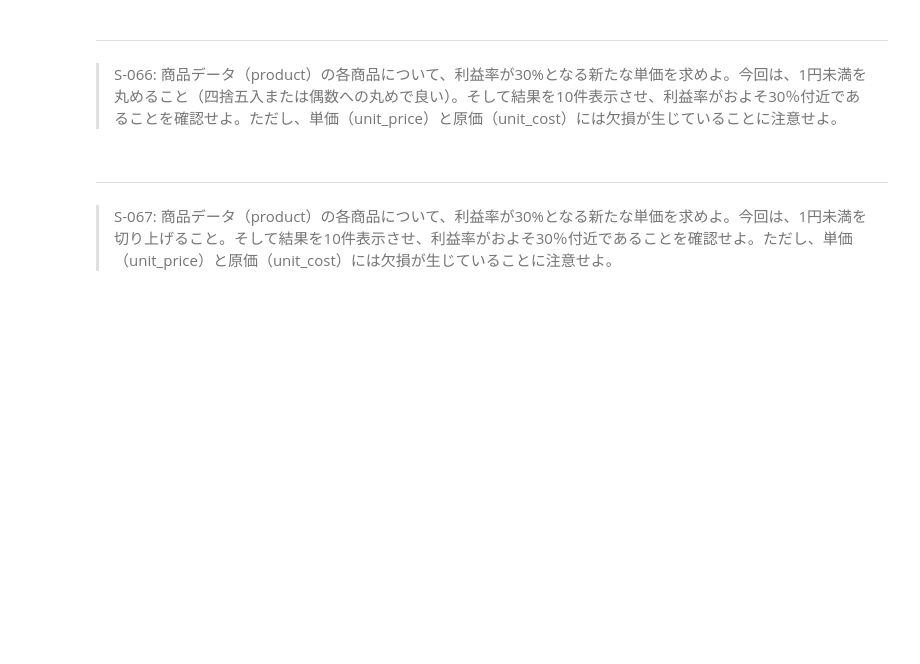
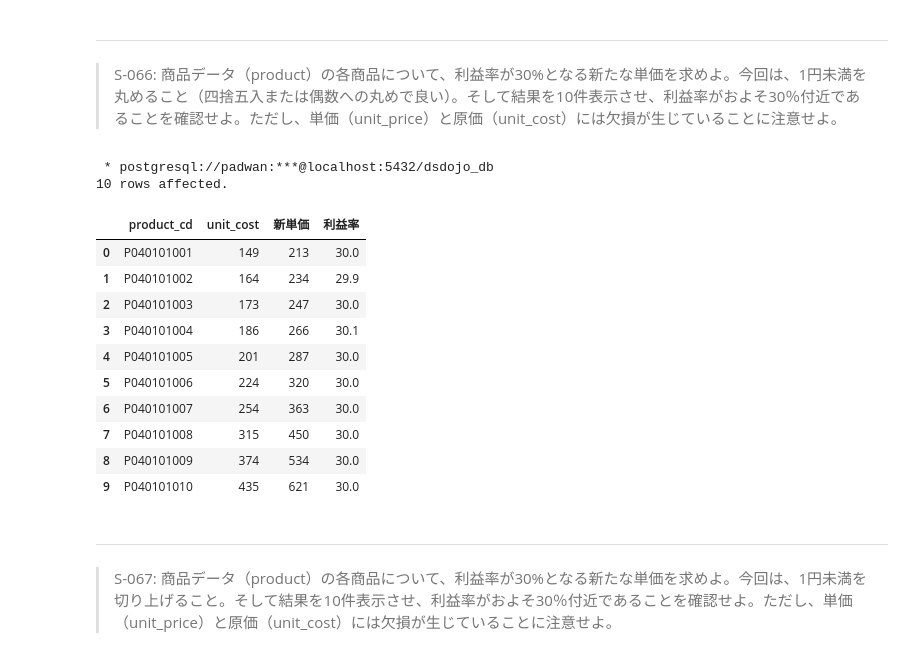
Before and after one commit to baoruiqi98120/sql, a Jupyter notebook: preprocess_knock_SQL_Colab.ipynb, the cells around one changed output. Cells and saved outputs as stored; diff of their text form; code cells hidden in the pictures; blank space fills up the shorter version.

```diff
--- a/preprocess_knock_SQL_Colab.ipynb
+++ b/preprocess_knock_SQL_Colab.ipynb
@@ -2103,3 +2102,34 @@ limit
+# %%
+%%sql
+select
+    product_cd
+    ,unit_cost
+    ,round(unit_cost / 0.7, 0) as "新単価"
+    ,round((round(unit_cost / 0.7, 0) - unit_cost)
+           /round(unit_cost / 0.7, 0) * 100, 1) as "利益率"
+from
+    product
+where
+    unit_price is not null
+and
+    unit_cost is not null
+limit
+    10
+;
+# %% [output]
+ * postgresql://padwan:***@localhost:5432/dsdojo_db
+10 rows affected.
+|  | product_cd | unit_cost | 新単価 | 利益率 |
+| 0 | P040101001 | 149 | 213 | 30.0 |
+| 1 | P040101002 | 164 | 234 | 29.9 |
+| 2 | P040101003 | 173 | 247 | 30.0 |
+| 3 | P040101004 | 186 | 266 | 30.1 |
+| 4 | P040101005 | 201 | 287 | 30.0 |
+| 5 | P040101006 | 224 | 320 | 30.0 |
+| 6 | P040101007 | 254 | 363 | 30.0 |
+| 7 | P040101008 | 315 | 450 | 30.0 |
+| 8 | P040101009 | 374 | 534 | 30.0 |
+| 9 | P040101010 | 435 | 621 | 30.0 |
 # %% [markdown]
 ---
 > S-067: 商品データ（product）の各商品について、利益率が30%となる新たな単価を求めよ。今回は、1円未満を切り上げること。そして結果を10件表示させ、利益率がおよそ30％付近であることを確認せよ。ただし、単価（unit_price）と原価（unit_cost）には欠損が生じていることに注意せよ。
```
Also changed, not shown: parts of 33 cells of this notebook.
